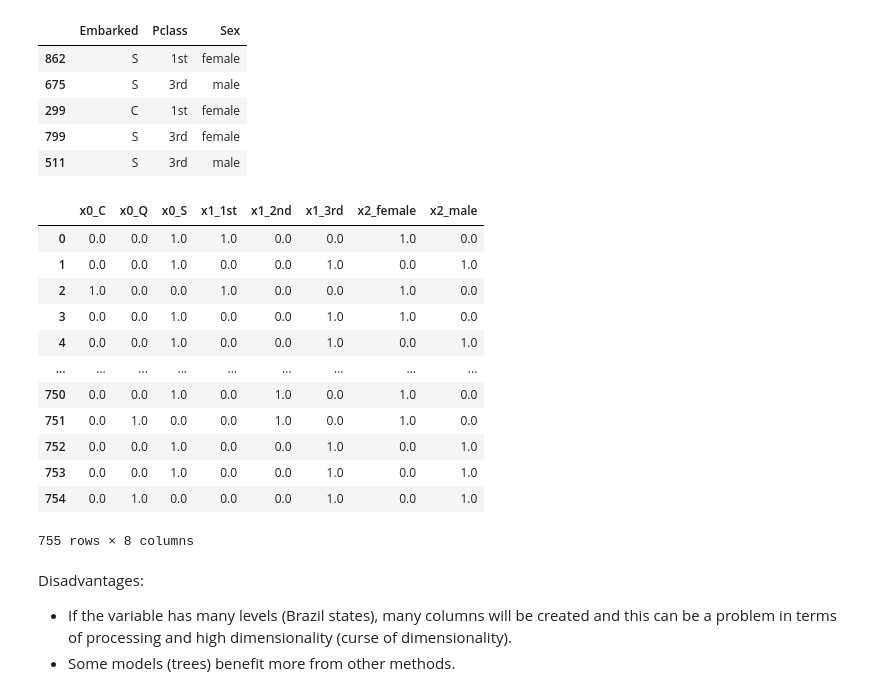
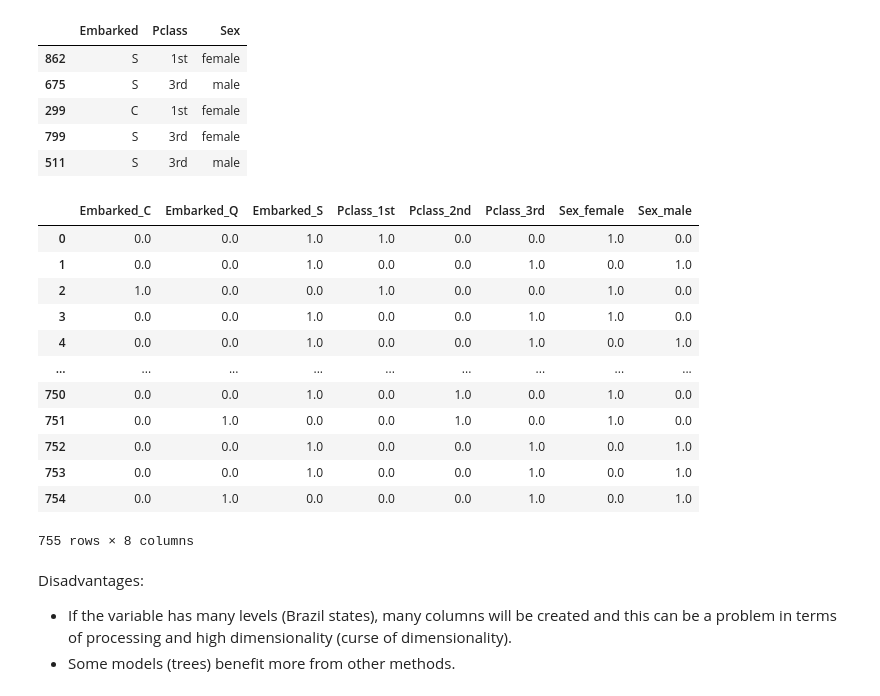
Before and after one commit to brondevitor/Python_Jorney, a Jupyter notebook: Data Preparation/Data preparation II.ipynb, the cells around one changed output. Drawn from its saved outputs; the diff is of its cells as text; code cells hidden in the pictures.

```diff
--- a/Data Preparation/Data preparation II.ipynb
+++ b/Data Preparation/Data preparation II.ipynb
@@ -381,10 +359,11 @@ X_train_titanic.head()
 ohe = OneHotEncoder(sparse=False)
 # %%
 X_train_titanic_onehot = ohe.fit_transform(X_train_titanic)
+column_name =ohe.get_feature_names_out(cat_cols)
 # %%
-pd.DataFrame(X_train_titanic_onehot, columns=ohe.get_feature_names())
+pd.DataFrame(X_train_titanic_onehot, columns = column_name)
 # %% [output]
-|  | x0_C | x0_Q | x0_S | x1_1st | x1_2nd | x1_3rd | x2_female | x2_male |
+|  | Embarked_C | Embarked_Q | Embarked_S | Pclass_1st | Pclass_2nd | Pclass_3rd | Sex_female | Sex_male |
 | 0 | 0.0 | 0.0 | 1.0 | 1.0 | 0.0 | 0.0 | 1.0 | 0.0 |
 | 1 | 0.0 | 0.0 | 1.0 | 0.0 | 0.0 | 1.0 | 0.0 | 1.0 |
 | 2 | 1.0 | 0.0 | 0.0 | 1.0 | 0.0 | 0.0 | 1.0 | 0.0 |
```
Also changed, not shown: parts of 5 cells of this notebook.
